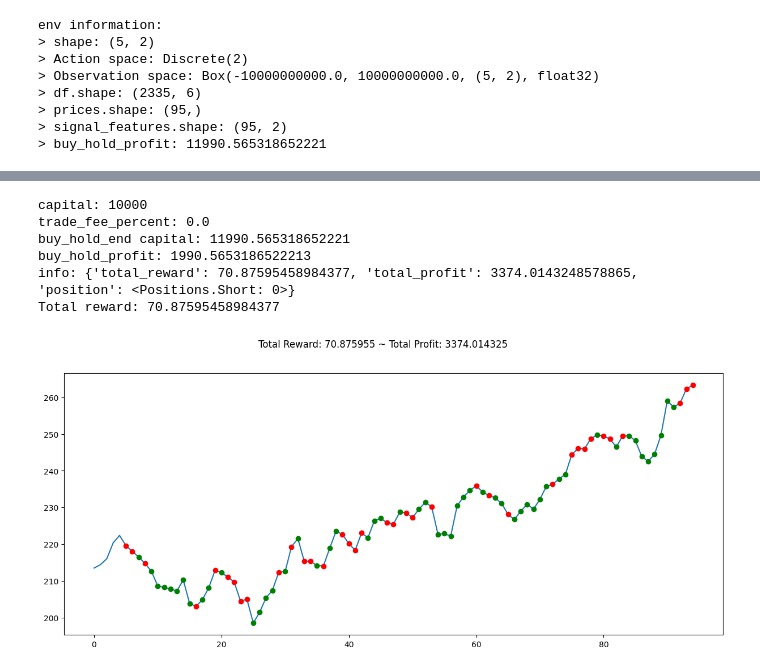
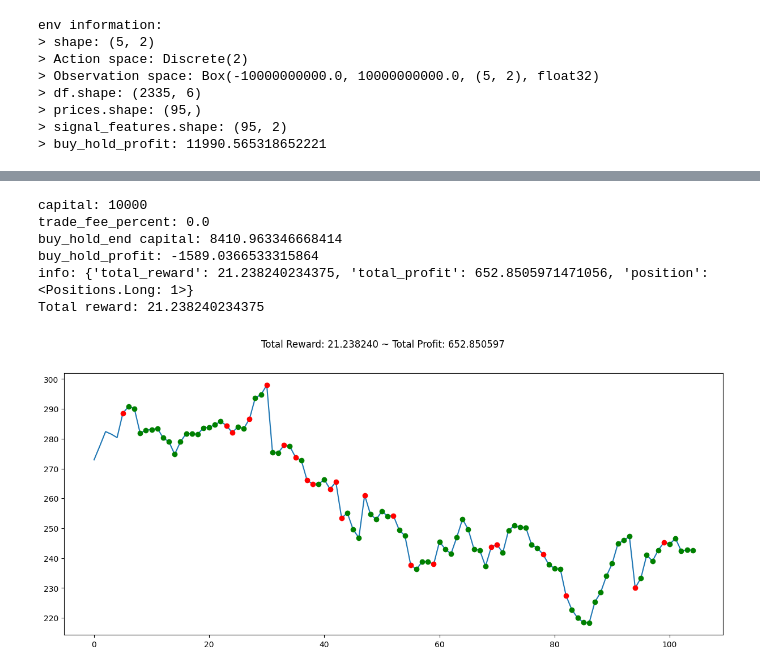
Before and after one commit to shiven2001/algo-trading, a Jupyter notebook: rl_algos/beta_stock_rl_ppo.ipynb, the cells around one changed output, grey strips where cells are left out. Drawn from its saved outputs; the diff is of its cells as text; code cells hidden in the pictures.

```diff
--- a/rl_algos/beta_stock_rl_ppo.ipynb
+++ b/rl_algos/beta_stock_rl_ppo.ipynb
@@ -205,37 +195,38 @@ plt.show()
 # %%
 # Initialize the environment
-env = gym.make('beta-stocks-v0', df=df, trade_fee_percent=0.0, capital=10000, window_size=5, frame_bound=(10, 100))
-model = PPO.load("../models/model_v6")  # Change to your saved model path
+env = gym.make('beta-stocks-v0', df=df, trade_fee_percent=0.0, capital=10000, window_size=5, frame_bound=(200, 300))
+model = PPO.load("../models/stock_model_beta")  # Change to your saved model path
 
 # Test the model
-observation, info = env.reset()  # Reset the environment
+observation, info = env.reset(seed=SEED)  # Reset the environment
+env.action_space.seed(SEED)
 
 done = False
 total_reward = 0
 
 while not done:
     action, _states = model.predict(observation)  # Get action from the model
     observation, reward, terminated, truncated, info = env.step(action)
     total_reward += reward  # Accumulate the reward
     done = terminated or truncated  # Check if episode is done
 
     if done:
         print("info:", info)  # Output additional information when done
         break
 
 
 print(f"Total reward: {total_reward}")
 # Plot the results
 plt.figure(figsize=(15, 6))
 plt.cla()
 # Ensure this method is correctly defined in your environment
 env.unwrapped.render_all()
 plt.show()
 # %% [output]
 capital: 10000
 trade_fee_percent: 0.0
-buy_hold_end capital: 11990.565318652221
-buy_hold_profit: 1990.5653186522213
-info: {'total_reward': 70.87595458984377, 'total_profit': 3374.0143248578865, 'position': <Positions.Short: 0>}
-Total reward: 70.87595458984377
+buy_hold_end capital: 8410.963346668414
+buy_hold_profit: -1589.0366533315864
+info: {'total_reward': 21.238240234375, 'total_profit': 652.8505971471056, 'position': <Positions.Long: 1>}
+Total reward: 21.238240234375
-[figure, old version]
+[figure, new version]
```
Also changed, not shown: parts of 4 cells of this notebook, 4 other files.
